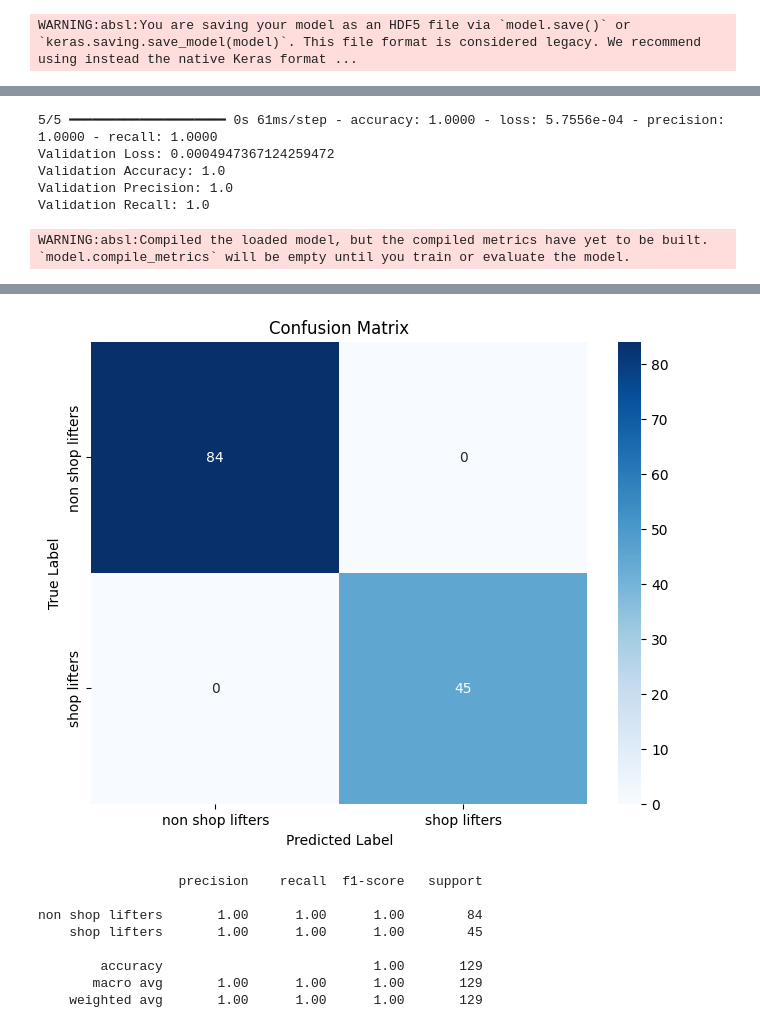
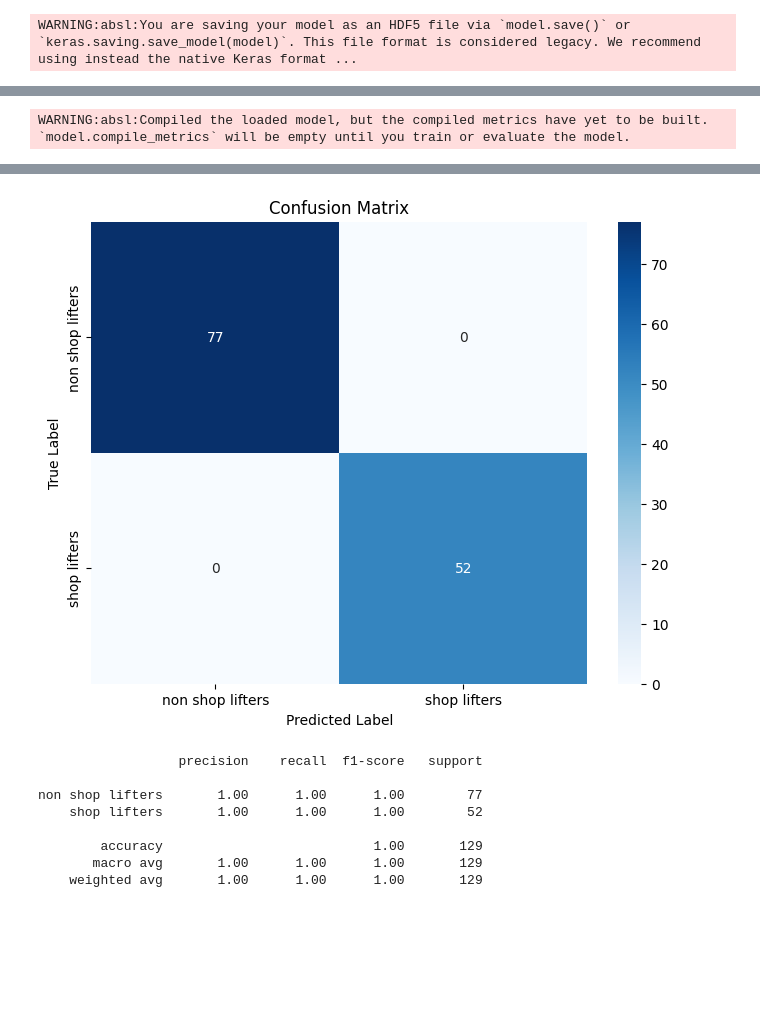
Before and after one commit to abanoubayed/shoplifting_detection, a Jupyter notebook: convLstm from scratch/shoplifting_detection.ipynb, the cells around one changed output, grey strips where cells are left out. Saved outputs shown, nothing was run; the diff lists cells and outputs as text; code cells hidden in the pictures; blank space fills up the shorter version.

Commit message:
from scratch model

```diff
--- a/convLstm from scratch/shoplifting_detection.ipynb
+++ b/convLstm from scratch/shoplifting_detection.ipynb
@@ -153,12 +117,5 @@ for counter, random_index in enumerate(random_range, 1):
 # %%
 def frames_extraction(video_path):
-    '''
-    This function will extract the required frames from a video after resizing and normalizing them.
-    Args:
-        video_path: The path of the video in the disk, whose frames are to be extracted.
-    Returns:
-        frames_list: A list containing the resized and normalized frames of the video.
-    '''
 
     # Declare a list to store video frames.
     frames_list = []
@@ -201,13 +158,6 @@ def frames_extraction(video_path):
     return frames_list
 # %%
 def create_dataset():
-    '''
-    This function will extract the data of the selected classes and create the required dataset.
-    Returns:
-        features:          A list containing the extracted frames of the videos.
-        labels:            A list containing the indexes of the classes associated with the videos.
-        video_files_paths: A list containing the paths of the videos in the disk.
-    '''
 
     # Declared Empty Lists to store the features, labels and video file path values.
     features = []
@@ -233,7 +183,6 @@ def create_dataset():
             frames = frames_extraction(video_file_path)
 
             # Check if the extracted frames are equal to the SEQUENCE_LENGTH specified above.
-            # So ignore the vides having frames less than the SEQUENCE_LENGTH.
             if len(frames) == SEQUENCE_LENGTH:
 
                 # Append the data to their repective lists.
@@ -274,11 +223,17 @@ print(labels)
  1 1 1 1 1 1 1 1 1 1 1 1 1 1 1 1 1 1 1 1 1 1 1 1 1 1 1 1 1 1 1 1 1 1 1 1 1
  1 1 1 1]
 # %%
-# Split the Data into Train ( 85% ) and Test Set ( 15% ).
-features_train, features_test, labels_train, labels_test = train_test_split(features, labels,
-                                                         test_size = 0.15, shuffle = True, random_state = seed_constant)
+#Split the Data into 70% for training, 15% for validation and 15% for testing
 
-print(f"num of features: {len(features_train)} , and shape is {features_train.shape}")
-print(f"num of labels: {len(features_test)} , and shape is {features_test.shape}")
-print(f"num of video files: {len(labels_train)}")
+train_features, temp_features, train_labels, temp_labels = train_test_split(
+    features, labels, test_size=0.30, shuffle=True, random_state=seed_constant
+)
+
+val_features, test_features, val_labels, test_labels = train_test_split(
+    temp_features, temp_labels, test_size=0.50, shuffle=True, random_state=seed_constant
+)
+
+print(f"num of training samples: {len(train_features)} , and the shape is {train_features.shape}")
+print(f"num of validation samples: {len(val_features)} , and the shape is {val_features.shape}")
+print(f"num of test samples: {len(test_features)} , and the shape is {test_features.shape}")
 # %% [output]
@@ -621,16 +443,3 @@ WARNING:absl:Compiled the loaded model, but the compiled metrics have yet to be
-# %%
-test_loss, test_accuracy, test_precision, test_recall = model.evaluate(features_test, labels_test)
-
-print('Validation Loss:', test_loss)
-print('Validation Accuracy:', test_accuracy)
-print('Validation Precision:', test_precision)
-print('Validation Recall:', test_recall)
-# %% [output]
-5/5 ━━━━━━━━━━━━━━━━━━━━ 0s 61ms/step - accuracy: 1.0000 - loss: 5.7556e-04 - precision: 1.0000 - recall: 1.0000
-Validation Loss: 0.0004947367124259472
-Validation Accuracy: 1.0
-Validation Precision: 1.0
-Validation Recall: 1.0
 # %%
 import seaborn as sns
 from sklearn.metrics import confusion_matrix, classification_report
@@ -639,12 +448,12 @@ import numpy as np
 from tensorflow.keras.models import load_model
 
 # Load the model
-model = load_model('shoplifting_convlstm_model_new.h5')
+model = load_model('convLSTM_shoplifting_model.h5')
 
 # Get true labels and predictions
-y_pred_probs = model.predict(features_test)  # Get predicted probabilities
+y_pred_probs = model.predict(test_features)  # Get predicted probabilities
 y_pred = (y_pred_probs > 0.5).astype(int)  # Threshold at 0.5 for binary classification
-y_true = labels_test  # True labels
+y_true = test_labels  # True labels
 
 # Compute confusion matrix
 conf_matrix = confusion_matrix(y_true, y_pred)
@@ -668,8 +477,8 @@ WARNING:absl:Compiled the loaded model, but the compiled metrics have yet to be
-[figure, old version]
+[figure, new version]
                   precision    recall  f1-score   support
 
-non shop lifters       1.00      1.00      1.00        84
-    shop lifters       1.00      1.00      1.00        45
+non shop lifters       1.00      1.00      1.00        77
+    shop lifters       1.00      1.00      1.00        52
 
         accuracy                           1.00       129
        macro avg       1.00      1.00      1.00       129
```
Also changed, not shown: parts of 30 cells of this notebook, 4 other files.
